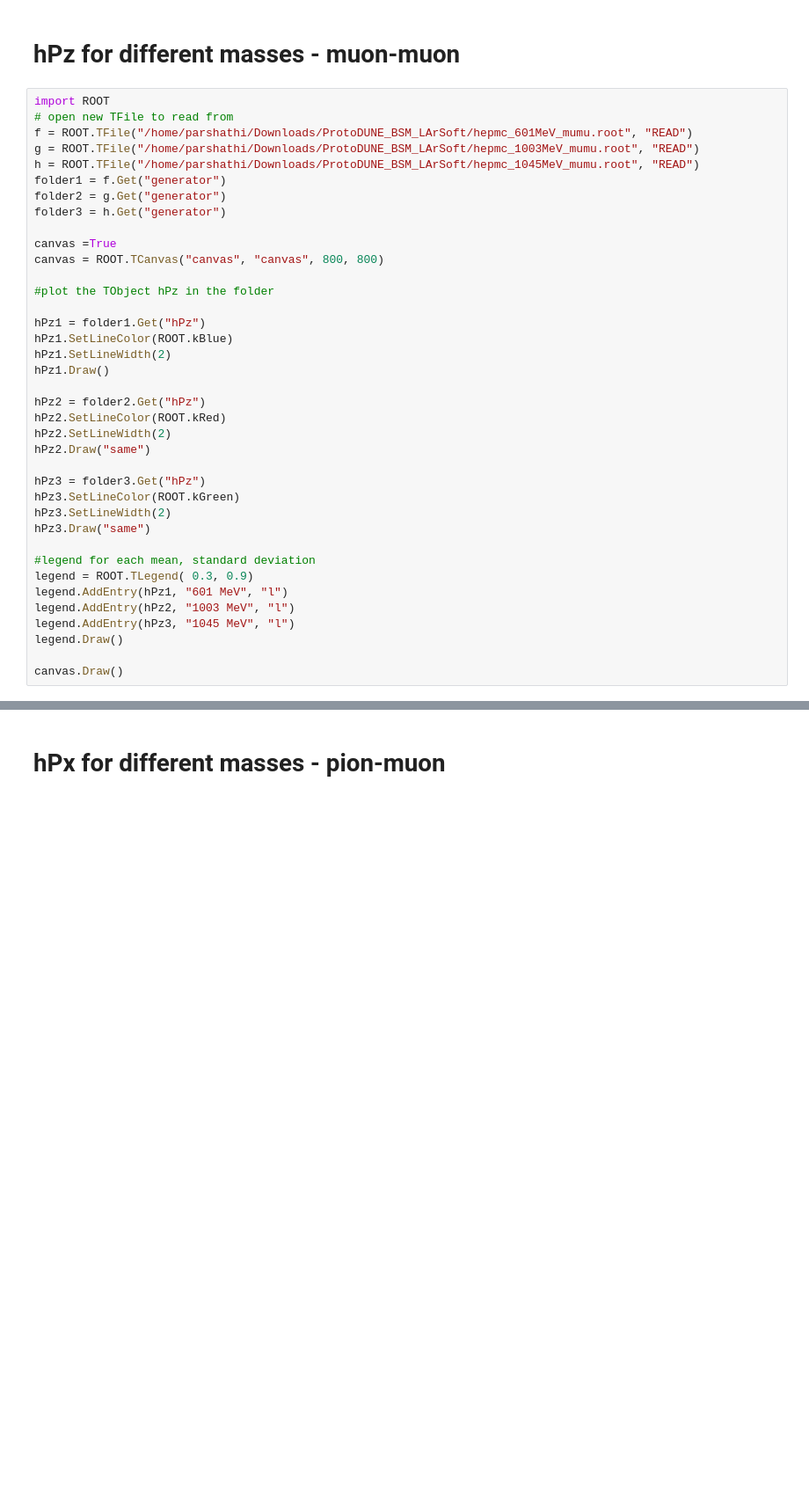
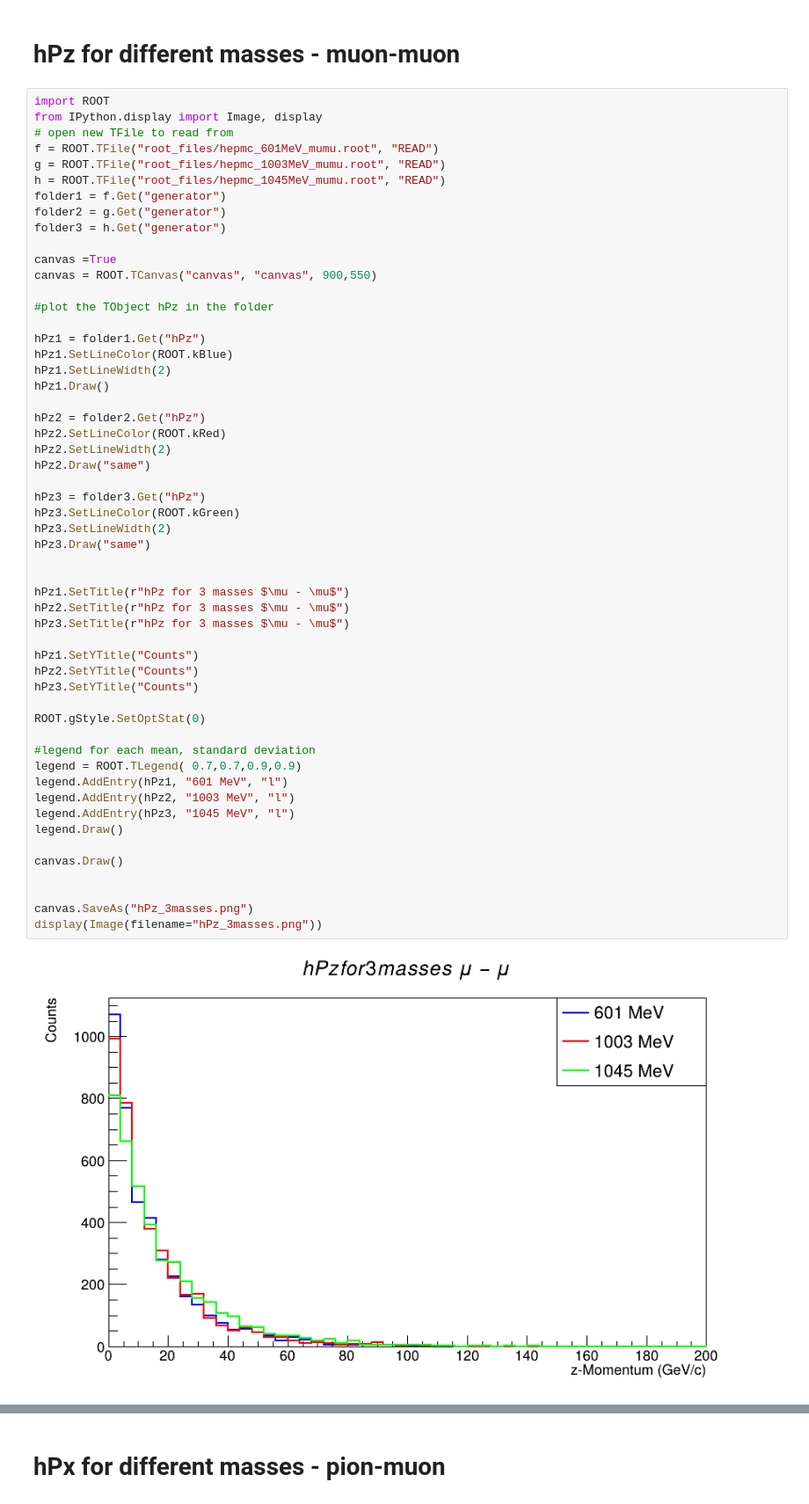
Before and after one commit to Parshathi/ProtoDUNE_BSM_LArSoft, a Jupyter notebook: Plots_diff_mass.ipynb, the cells around one changed output, grey strips where cells are left out. Shown: that part at 88% size. Saved outputs shown, nothing was run; the diff lists cells and outputs as text; blank space fills up the shorter version.

```diff
--- a/Plots_diff_mass.ipynb
+++ b/Plots_diff_mass.ipynb
@@ -88,40 +127,57 @@ Warning in <TLegend::Paint>: Legend too large to be automatically placed; a defa
 # hPz for different masses - muon-muon
 # %%
 import ROOT
+from IPython.display import Image, display
 # open new TFile to read from
-f = ROOT.TFile("/home/parshathi/Downloads/ProtoDUNE_BSM_LArSoft/hepmc_601MeV_mumu.root", "READ")
-g = ROOT.TFile("/home/parshathi/Downloads/ProtoDUNE_BSM_LArSoft/hepmc_1003MeV_mumu.root", "READ")
-h = ROOT.TFile("/home/parshathi/Downloads/ProtoDUNE_BSM_LArSoft/hepmc_1045MeV_mumu.root", "READ")
+f = ROOT.TFile("root_files/hepmc_601MeV_mumu.root", "READ")
+g = ROOT.TFile("root_files/hepmc_1003MeV_mumu.root", "READ")
+h = ROOT.TFile("root_files/hepmc_1045MeV_mumu.root", "READ")
 folder1 = f.Get("generator")
 folder2 = g.Get("generator")
 folder3 = h.Get("generator")
 
 canvas =True
-canvas = ROOT.TCanvas("canvas", "canvas", 800, 800)
+canvas = ROOT.TCanvas("canvas", "canvas", 900,550)
 
 #plot the TObject hPz in the folder
 
 hPz1 = folder1.Get("hPz")
 hPz1.SetLineColor(ROOT.kBlue)
 hPz1.SetLineWidth(2)
 hPz1.Draw()
 
 hPz2 = folder2.Get("hPz")
 hPz2.SetLineColor(ROOT.kRed)
 hPz2.SetLineWidth(2)
 hPz2.Draw("same")
 
 hPz3 = folder3.Get("hPz")
 hPz3.SetLineColor(ROOT.kGreen)
 hPz3.SetLineWidth(2)
 hPz3.Draw("same")
 
+
+hPz1.SetTitle(r"hPz for 3 masses $\mu - \mu$")
+hPz2.SetTitle(r"hPz for 3 masses $\mu - \mu$")
+hPz3.SetTitle(r"hPz for 3 masses $\mu - \mu$")
+
+hPz1.SetYTitle("Counts")
+hPz2.SetYTitle("Counts")
+hPz3.SetYTitle("Counts")
+
+ROOT.gStyle.SetOptStat(0)
+
 #legend for each mean, standard deviation
-legend = ROOT.TLegend( 0.3, 0.9)
+legend = ROOT.TLegend( 0.7,0.7,0.9,0.9)
 legend.AddEntry(hPz1, "601 MeV", "l")
 legend.AddEntry(hPz2, "1003 MeV", "l")
 legend.AddEntry(hPz3, "1045 MeV", "l")
 legend.Draw()
 
 canvas.Draw()
+
+
+canvas.SaveAs("hPz_3masses.png")
+display(Image(filename="hPz_3masses.png"))
 # %% [output]
+[figure, new version]
```
Also changed, not shown: parts of 10 cells of this notebook, 2 other files.
